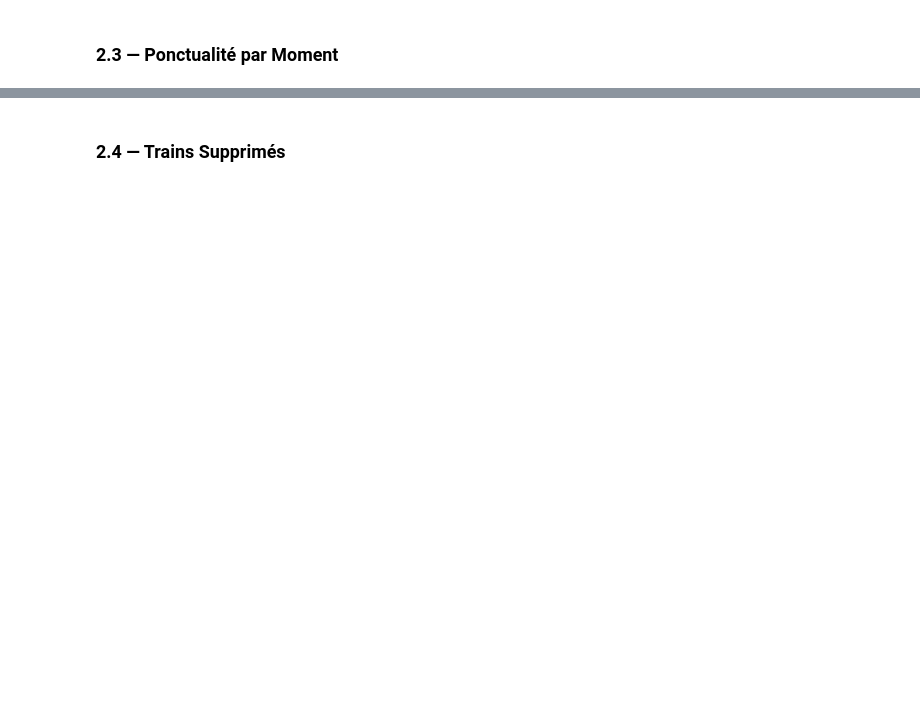
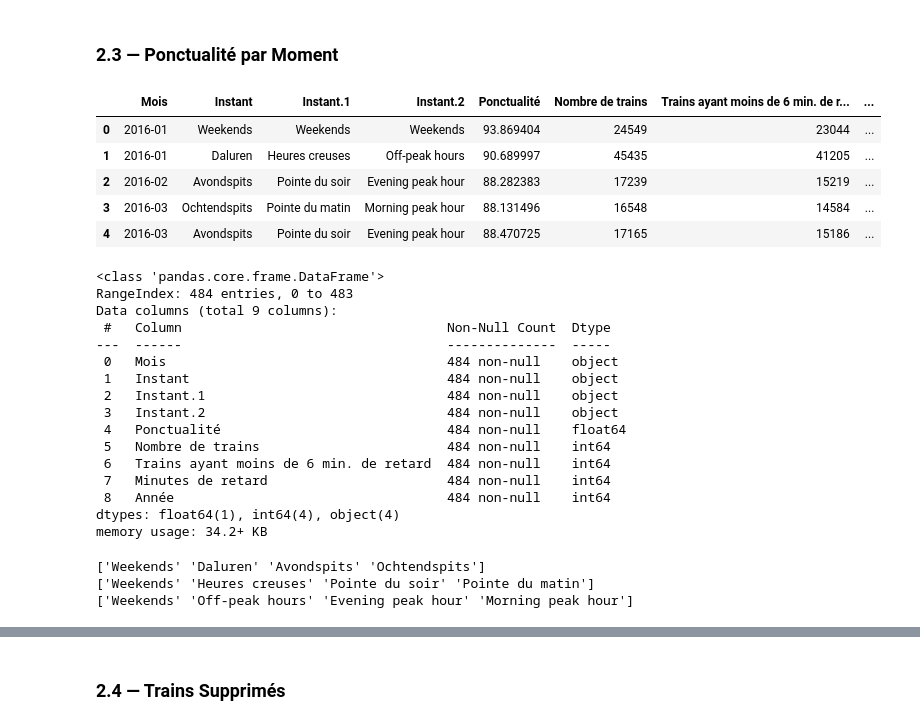
Before and after one commit to Proftg/infrabel-dashboard, a Jupyter notebook: dashboard.ipynb, the cells around one changed output, grey strips where cells are left out. Saved outputs shown, nothing was run; the diff lists cells and outputs as text; code cells hidden in the pictures; blank space fills up the shorter version.

```diff
--- a/dashboard.ipynb
+++ b/dashboard.ipynb
@@ -250,10 +376,39 @@ df_causes.head(3)
 ### 2.3 — Ponctualité par Moment
 # %%
 df = dfs["ponctualite_par_moment"]
-print("Colonnes brutes :")
-for col in df.columns:
-    print(f"  • {col}")
-df.head(3)
+display(df.head())
+df.info()
+# %% [output]
+|  | Mois | Instant | Instant.1 | Instant.2 | Ponctualité | Nombre de trains | Trains ayant moins de 6 min. de r... | ... |
+| 0 | 2016-01 | Weekends | Weekends | Weekends | 93.869404 | 24549 | 23044 | ... |
+| 1 | 2016-01 | Daluren | Heures creuses | Off-peak hours | 90.689997 | 45435 | 41205 | ... |
+| 2 | 2016-02 | Avondspits | Pointe du soir | Evening peak hour | 88.282383 | 17239 | 15219 | ... |
+| 3 | 2016-03 | Ochtendspits | Pointe du matin | Morning peak hour | 88.131496 | 16548 | 14584 | ... |
+| 4 | 2016-03 | Avondspits | Pointe du soir | Evening peak hour | 88.470725 | 17165 | 15186 | ... |
+<class 'pandas.core.frame.DataFrame'>
+RangeIndex: 484 entries, 0 to 483
+Data columns (total 9 columns):
+ #   Column                                  Non-Null Count  Dtype
+---  ------                                  --------------  -----
+ 0   Mois                                    484 non-null    object
+ 1   Instant                                 484 non-null    object
+ 2   Instant.1                               484 non-null    object
+ 3   Instant.2                               484 non-null    object
+ 4   Ponctualité                             484 non-null    float64
+ 5   Nombre de trains                        484 non-null    int64
+ 6   Trains ayant moins de 6 min. de retard  484 non-null    int64
+ 7   Minutes de retard                       484 non-null    int64
+ 8   Année                                   484 non-null    int64
+dtypes: float64(1), int64(4), object(4)
+memory usage: 34.2+ KB
+# %%
+print(df["Instant"].unique())
+print(df["Instant.1"].unique())
+print(df["Instant.2"].unique())
+# %% [output]
+['Weekends' 'Daluren' 'Avondspits' 'Ochtendspits']
+['Weekends' 'Heures creuses' 'Pointe du soir' 'Pointe du matin']
+['Weekends' 'Off-peak hours' 'Evening peak hour' 'Morning peak hour']
 # %%
 df_moment = dfs["ponctualite_par_moment"].copy()
 
```
Also changed, not shown: parts of 16 cells of this notebook.
